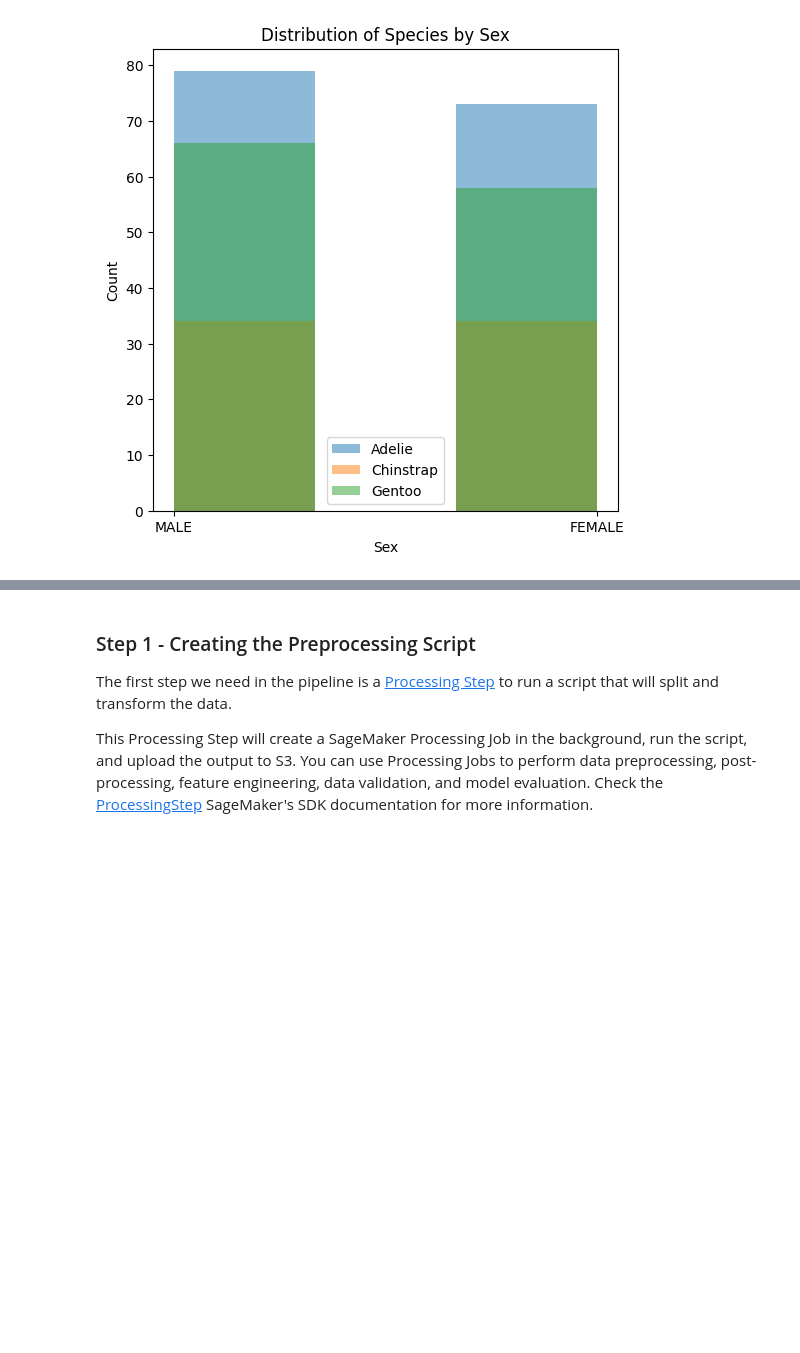
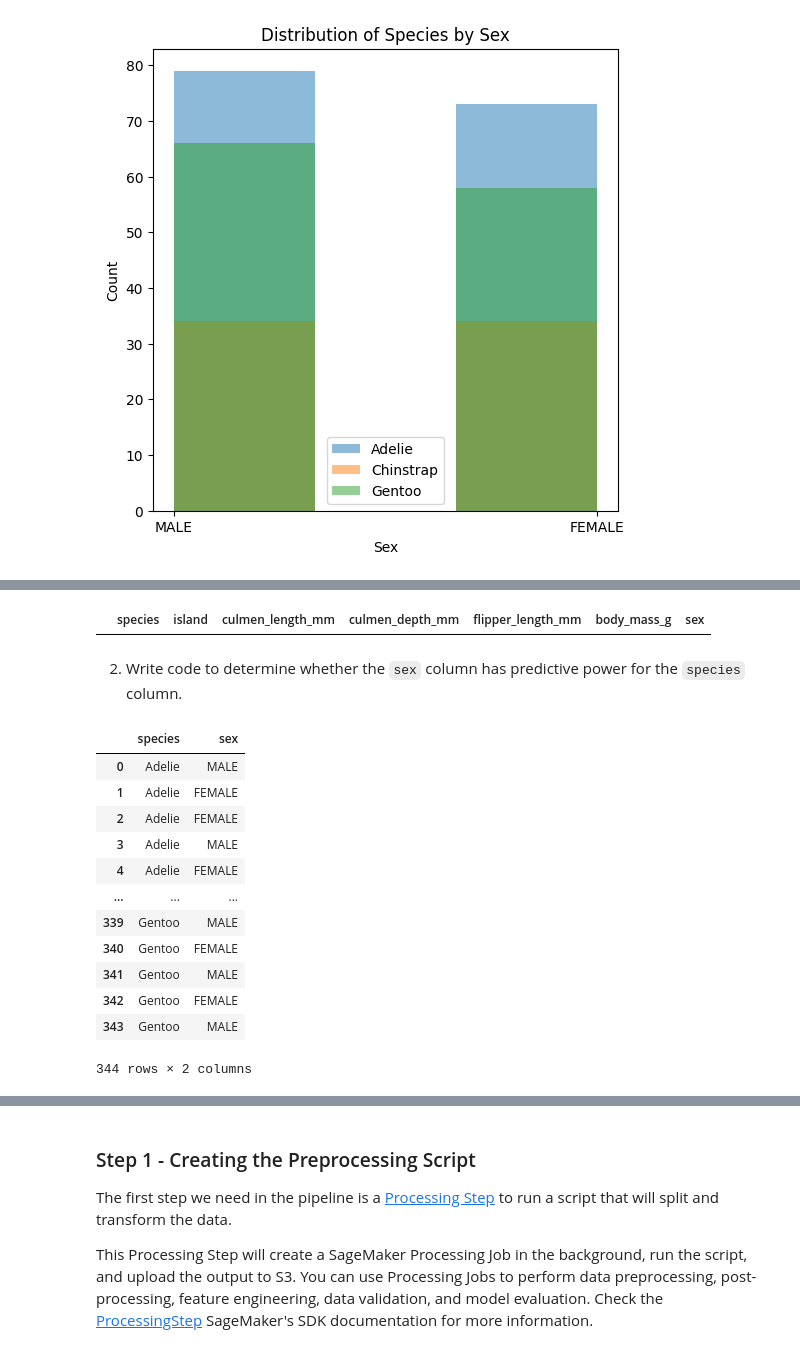
Before and after one commit to Friend09/subproj_e2e_mlengineer, a Jupyter notebook: program/cohort.ipynb, the cells around one changed output, grey strips where cells are left out. Saved outputs shown, nothing was run; the diff lists cells and outputs as text; code cells hidden in the pictures; blank space fills up the shorter version.

```diff
--- a/program/cohort.ipynb
+++ b/program/cohort.ipynb
@@ -357,0 +389,36 @@ plt.show()
+# %%
+# lets check outlier of one column
+def outlier_check(df, col):
+    q1 = df[col].quantile(0.25)
+    q3 = df[col].quantile(0.75)
+    iqr = q3 - q1
+    lower_bound = q1 - (1.5 * iqr)
+    upper_bound = q3 + (1.5 * iqr)
+    return lower_bound, upper_bound
+
+
+# get outlier of one column
+lower_bound, upper_bound = outlier_check(penguins, "flipper_length_mm")
+penguins[penguins["flipper_length_mm"] < lower_bound] | penguins[
+    penguins["flipper_length_mm"] > upper_bound
+]
+# %% [output]
+|  | species | island | culmen_length_mm | culmen_depth_mm | flipper_length_mm | body_mass_g | sex |
+# %% [markdown]
+2. Write code to determine whether the `sex` column has predictive power for the `species` column.
+# %%
+penguins[["species", "sex"]]
+# %% [output]
+|  | species | sex |
+| 0 | Adelie | MALE |
+| 1 | Adelie | FEMALE |
+| 2 | Adelie | FEMALE |
+| 3 | Adelie | MALE |
+| 4 | Adelie | FEMALE |
+| ... | ... | ... |
+| 339 | Gentoo | MALE |
+| 340 | Gentoo | FEMALE |
+| 341 | Gentoo | MALE |
+| 342 | Gentoo | FEMALE |
+| 343 | Gentoo | MALE |
+344 rows × 2 columns
```
Also changed, not shown: parts of 18 cells of this notebook, 1 other file.
